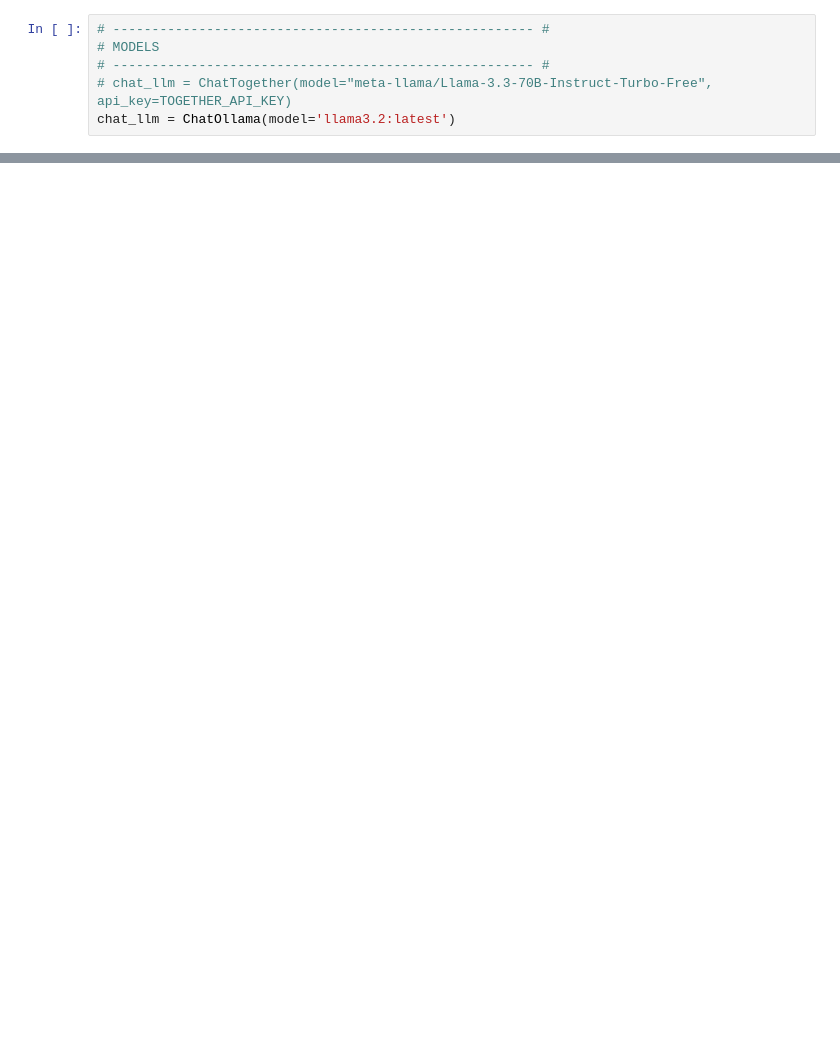
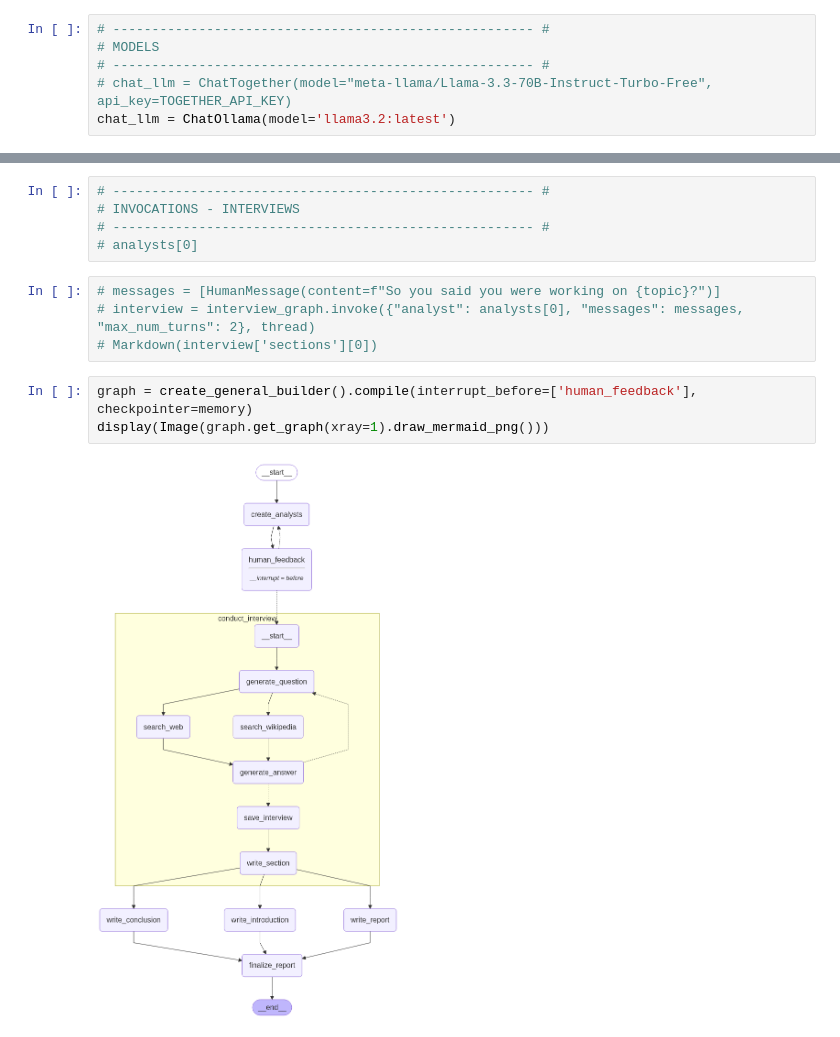
Before and after one commit to Arseni1919/Learning_LangGraph, a Jupyter notebook: x_mod_4_research_assistant.ipynb, the cells around one changed output, grey strips where cells are left out. Drawn from its saved outputs; the diff is of its cells as text; blank space fills up the shorter version.

```diff
--- a/x_mod_4_research_assistant.ipynb
+++ b/x_mod_4_research_assistant.ipynb
@@ -114,0 +658,14 @@ class GenerateAnalystsState(TypedDict):
+# %%
+# ------------------------------------------------------ #
+# INVOCATIONS - INTERVIEWS
+# ------------------------------------------------------ #
+# analysts[0]
+# %%
+# messages = [HumanMessage(content=f"So you said you were working on {topic}?")]
+# interview = interview_graph.invoke({"analyst": analysts[0], "messages": messages, "max_num_turns": 2}, thread)
+# Markdown(interview['sections'][0])
+# %%
+graph = create_general_builder().compile(interrupt_before=['human_feedback'], checkpointer=memory)
+display(Image(graph.get_graph(xray=1).draw_mermaid_png()))
+# %% [output]
+[figure, added]
```
Also changed, not shown: parts of 24 cells of this notebook, 5 other files.
